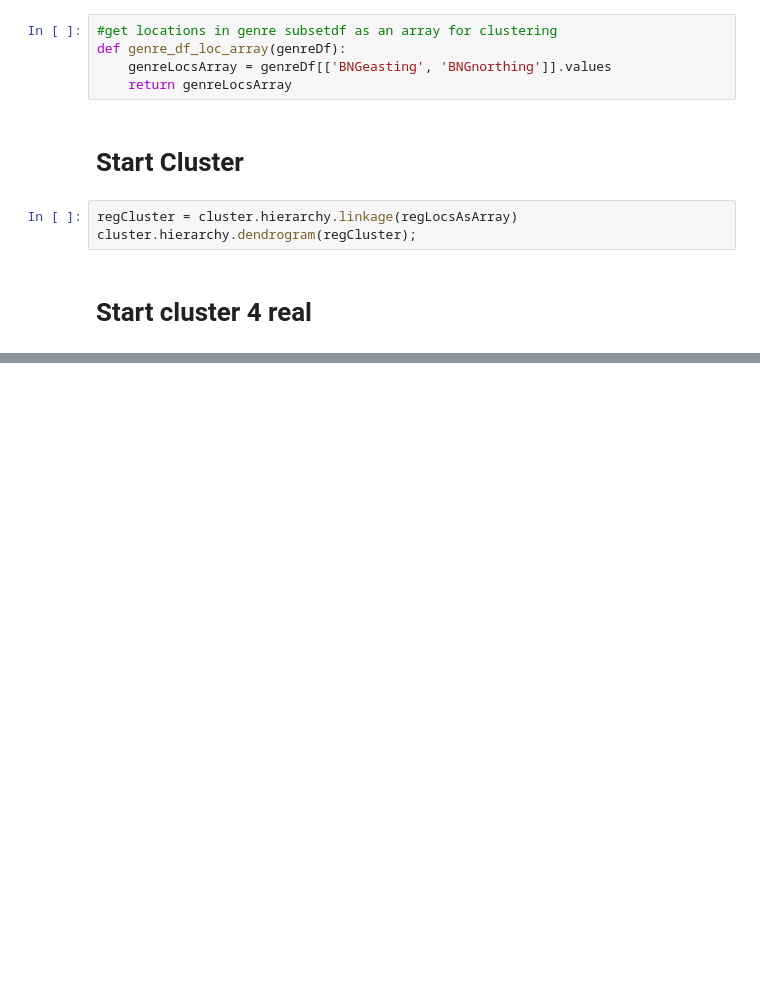
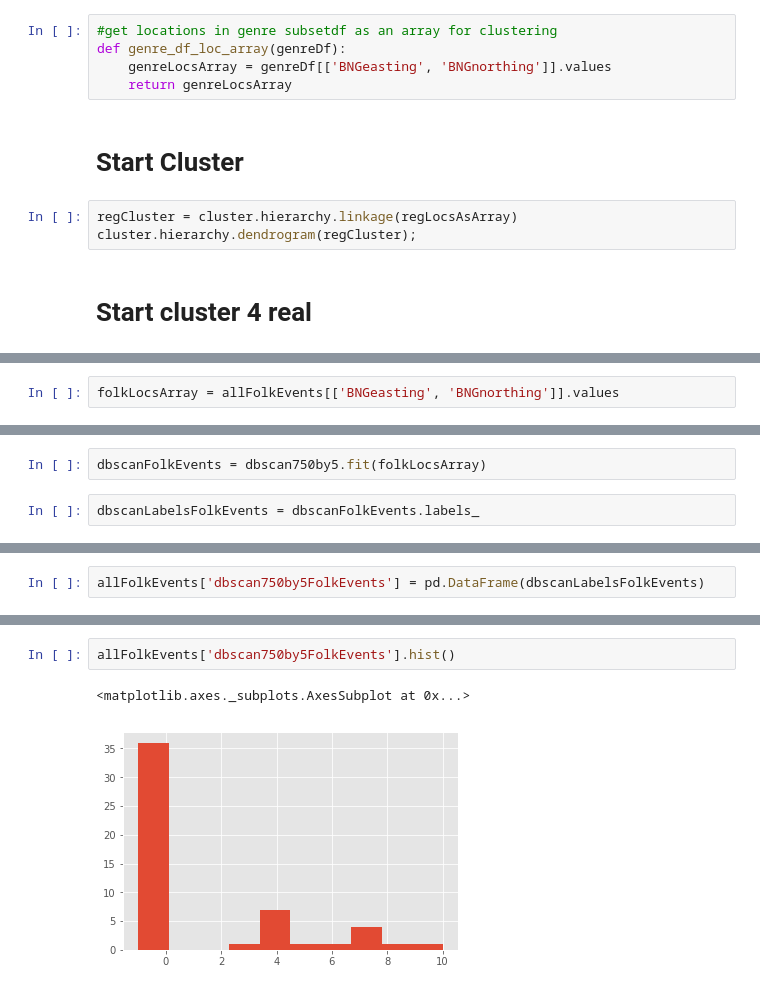
Before and after one commit to CityBlender/data-analysis, a Jupyter notebook: 02_Notebooks/Jays/Clustering with Folium maps.ipynb, the cells around one changed output, grey strips where cells are left out. Saved outputs shown, nothing was run; the diff lists cells and outputs as text; blank space fills up the shorter version.

```diff
--- a/02_Notebooks/Jays/Clustering with Folium maps.ipynb
+++ b/02_Notebooks/Jays/Clustering with Folium maps.ipynb
@@ -201,0 +227,2 @@ cluster.hierarchy.dendrogram(regCluster);
+# %%
+folkLocsArray = allFolkEvents[['BNGeasting', 'BNGnorthing']].values
@@ -201,0 +249,4 @@ cluster.hierarchy.dendrogram(regCluster);
+# %%
+dbscanFolkEvents = dbscan750by5.fit(folkLocsArray)
+# %%
+dbscanLabelsFolkEvents = dbscanFolkEvents.labels_
@@ -201,0 +273,2 @@ cluster.hierarchy.dendrogram(regCluster);
+# %%
+allFolkEvents['dbscan750by5FolkEvents'] = pd.DataFrame(dbscanLabelsFolkEvents)
@@ -201,0 +296,5 @@ cluster.hierarchy.dendrogram(regCluster);
+# %%
+allFolkEvents['dbscan750by5FolkEvents'].hist()
+# %% [output]
+<matplotlib.axes._subplots.AxesSubplot at 0x...>
+[figure, added]
```
Also changed, not shown: parts of 7 cells of this notebook, 1 other file.
